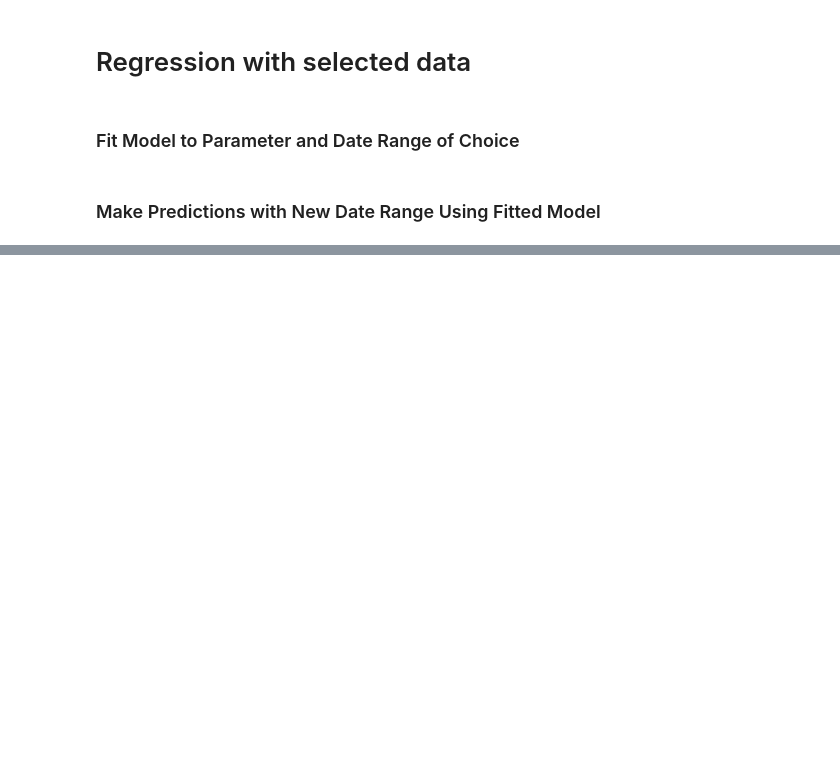
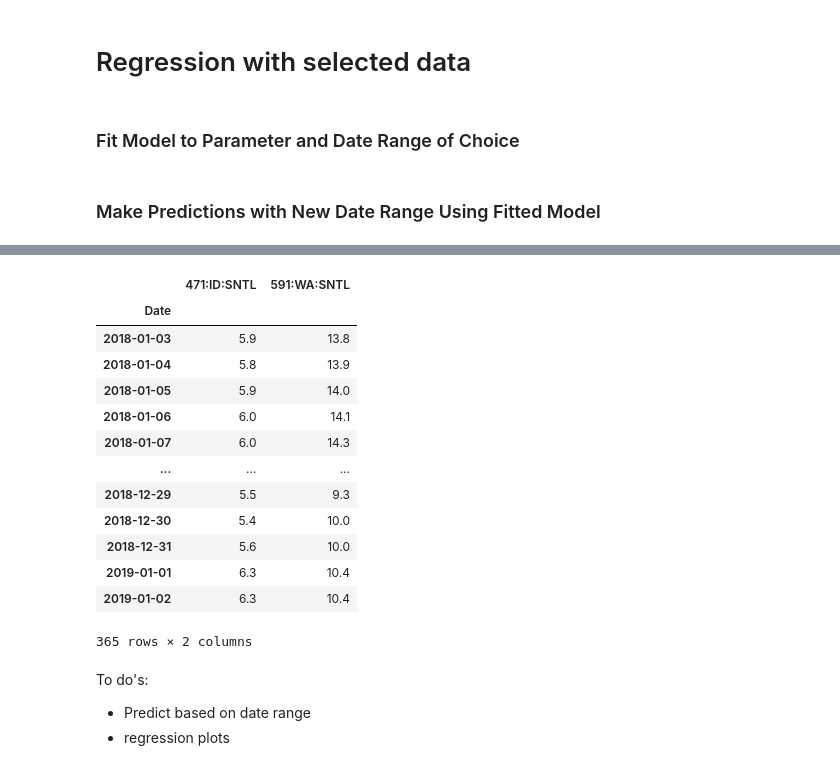
Before and after one commit to geoskimoto/AWDB_SOAP_Request, a Jupyter notebook: GetData_AWDB_SOAP_call.ipynb, the cells around one changed output, grey strips where cells are left out. Cells and saved outputs as stored; diff of their text form; code cells hidden in the pictures; blank space fills up the shorter version.

```diff
--- a/GetData_AWDB_SOAP_call.ipynb
+++ b/GetData_AWDB_SOAP_call.ipynb
@@ -401,0 +374,22 @@ trainModel(stations, parameter_of_interest, begindate = begindate, enddate=endda
+# %%
+predict_features
+# %% [output]
+|  | 471:ID:SNTL | 591:WA:SNTL |
+| Date |  |  |
+| 2018-01-03 | 5.9 | 13.8 |
+| 2018-01-04 | 5.8 | 13.9 |
+| 2018-01-05 | 5.9 | 14.0 |
+| 2018-01-06 | 6.0 | 14.1 |
+| 2018-01-07 | 6.0 | 14.3 |
+| ... | ... | ... |
+| 2018-12-29 | 5.5 | 9.3 |
+| 2018-12-30 | 5.4 | 10.0 |
+| 2018-12-31 | 5.6 | 10.0 |
+| 2019-01-01 | 6.3 | 10.4 |
+| 2019-01-02 | 6.3 | 10.4 |
+365 rows × 2 columns
+# %% [markdown]
+To do's:
+
+*   Predict based on date range
+*   regression plots
```
Also changed, not shown: parts of 10 cells of this notebook.
